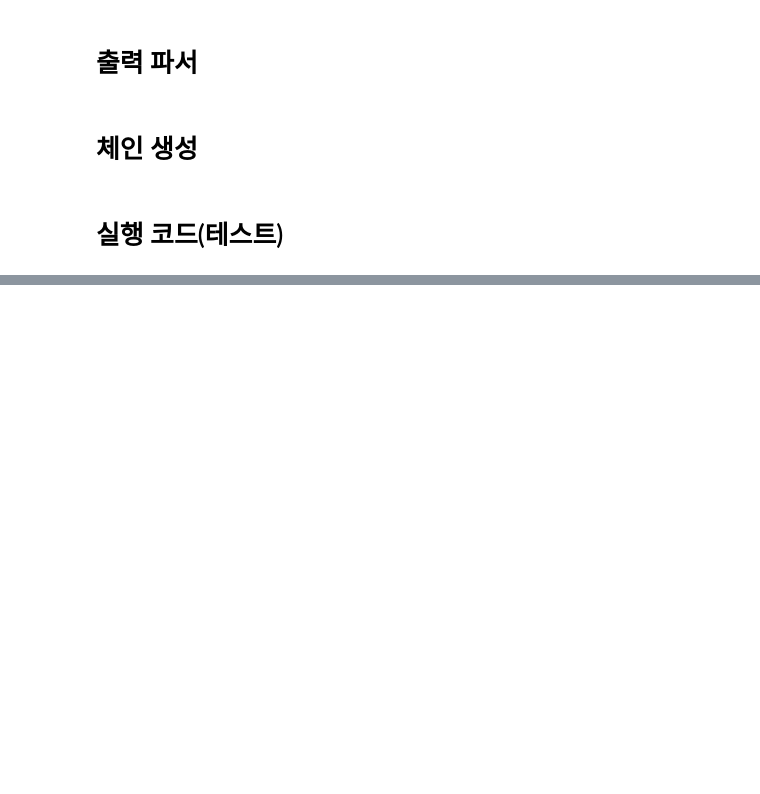
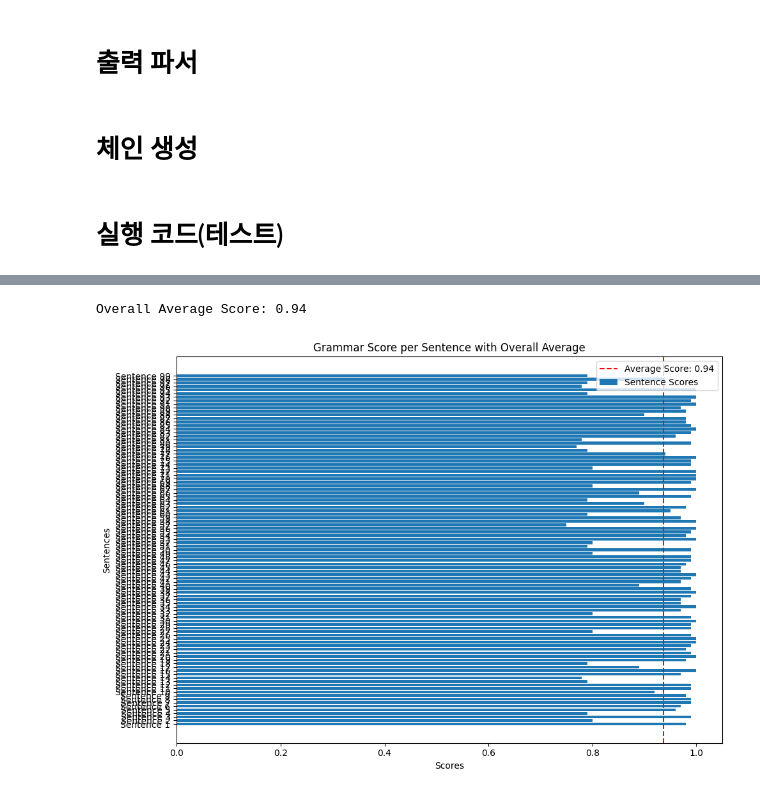
Before and after one commit to online5880/eng-word, a Jupyter notebook: utils/generate_sentence.ipynb, the cells around one changed output, grey strips where cells are left out. Cells and saved outputs as stored; diff of their text form; code cells hidden in the pictures; blank space fills up the shorter version.

```diff
--- a/utils/generate_sentence.ipynb
+++ b/utils/generate_sentence.ipynb
@@ -9,6 +27,6 @@ import csv
 # 모델 생성
 # %%
 # llm = ChatOllama(model="Lama3.2-korean:latest", max_token = 500)
-llm = ChatOllama(model="llama3.2", max_token = 500)
+llm = ChatOllama(model="llama3.2", max_token = 50,temperature=0)
 # %% [markdown]
 # 프롬프트
@@ -73,8 +110,0 @@ with open('grammar_sentences.csv', mode='w', newline='', encoding='utf-8') as fi
-# %%
-import language_tool_python
-
-# LanguageTool 인스턴스 생성 (영어로 설정)
-tool = language_tool_python.LanguageTool('en-US')
-
-# 검증할 문장
-sentence = "This is an example sentence with a mistkae."
@@ -80,0 +270,41 @@ sentence = "This is an example sentence with a mistkae."
+# %%
+import pandas as pd
+
+sentence = pd.read_csv('./grammar_sentences.csv')
+
+sentences = sentence['문장'].tolist()
+# %%
+import matplotlib.pyplot as plt
+
+scorer = GrammarScorer()
+scores = []
+sentences_text = []
+
+# Calculate scores for each sentence
+for sentence in sentences:
+    score, details = scorer.score_sentence(sentence)
+    scores.append(score)
+    sentences_text.append(sentence)
+
+# Calculate the overall average score
+average_score = sum(scores) / len(scores) if scores else 0
+print(f"\nOverall Average Score: {average_score:.2f}")
+
+# Plotting
+plt.figure(figsize=(10, 7))
+plt.barh(range(len(scores)), scores, label='Sentence Scores')
+plt.axvline(average_score, color='red', linestyle='--', label=f'Average Score: {average_score:.2f}')
+
+# Adding labels and title
+plt.yticks(range(len(sentences_text)), [f"Sentence {i+1}" for i in range(len(sentences_text))])
+plt.ylabel("Sentences")
+plt.xlabel("Scores")
+plt.title("Grammar Score per Sentence with Overall Average")
+plt.legend()
+plt.tight_layout()
+
+# Show plot
+plt.show()
+# %% [output]
+Overall Average Score: 0.94
+[figure, added]
```
Also changed, not shown: parts of 6 cells of this notebook, 13 other files.
